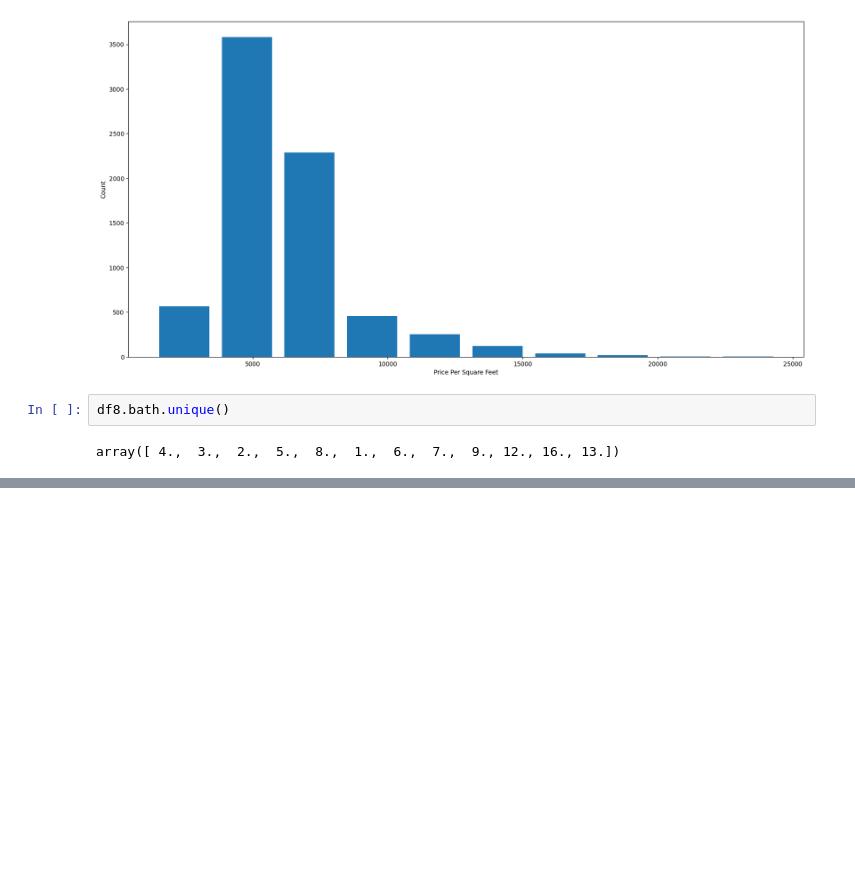
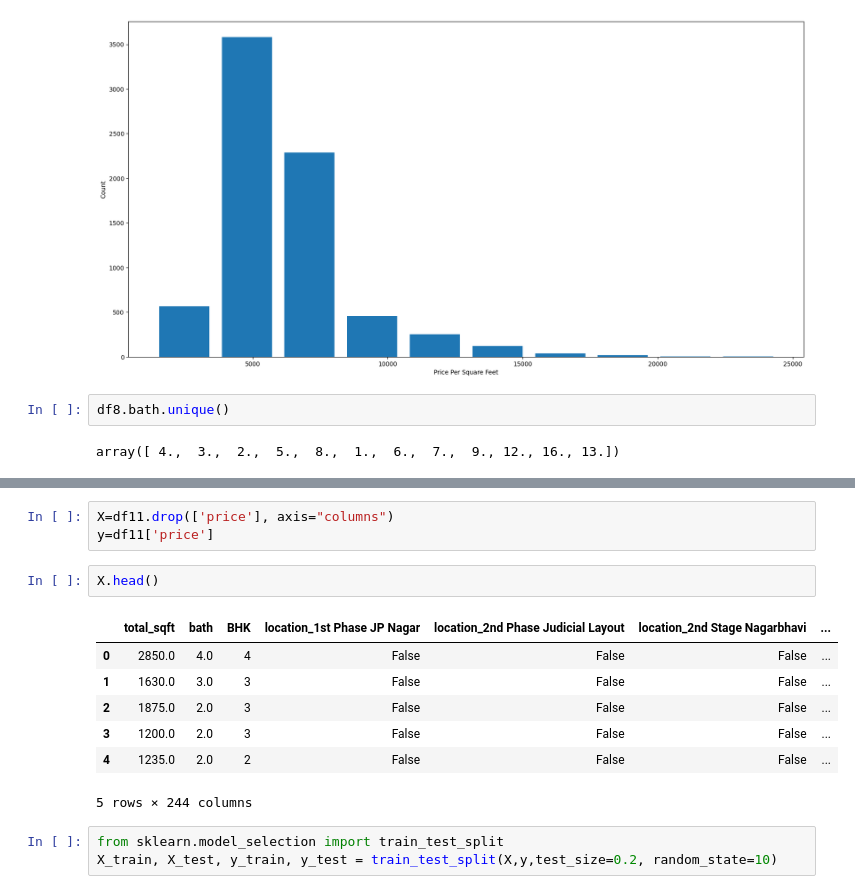
Before and after one commit to truongvanchinh/Real-Estate-Price-Prediction-Project, a Jupyter notebook: main.ipynb, the cells around one changed output, grey strips where cells are left out. Drawn from its saved outputs; the diff is of its cells as text; blank space fills up the shorter version.

```diff
--- a/main.ipynb
+++ b/main.ipynb
@@ -397,0 +469,16 @@ array([ 4.,  3.,  2.,  5.,  8.,  1.,  6.,  7.,  9., 12., 16., 13.])
+# %%
+X=df11.drop(['price'], axis="columns")
+y=df11['price']
+# %%
+X.head()
+# %% [output]
+|  | total_sqft | bath | BHK | location_1st Phase JP Nagar | location_2nd Phase Judicial Layout | location_2nd Stage Nagarbhavi | ... |
+| 0 | 2850.0 | 4.0 | 4 | False | False | False | ... |
+| 1 | 1630.0 | 3.0 | 3 | False | False | False | ... |
+| 2 | 1875.0 | 2.0 | 3 | False | False | False | ... |
+| 3 | 1200.0 | 2.0 | 3 | False | False | False | ... |
+| 4 | 1235.0 | 2.0 | 2 | False | False | False | ... |
+5 rows × 244 columns
+# %%
+from sklearn.model_selection import train_test_split
+X_train, X_test, y_train, y_test = train_test_split(X,y,test_size=0.2, random_state=10)
```
Also changed, not shown: parts of 23 cells of this notebook, 2 other files.
